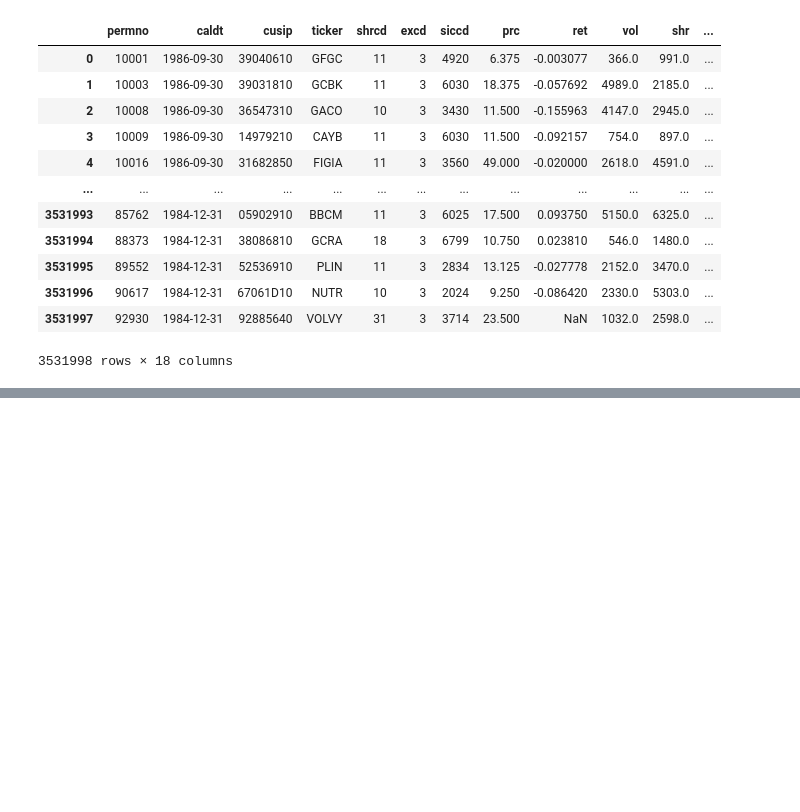
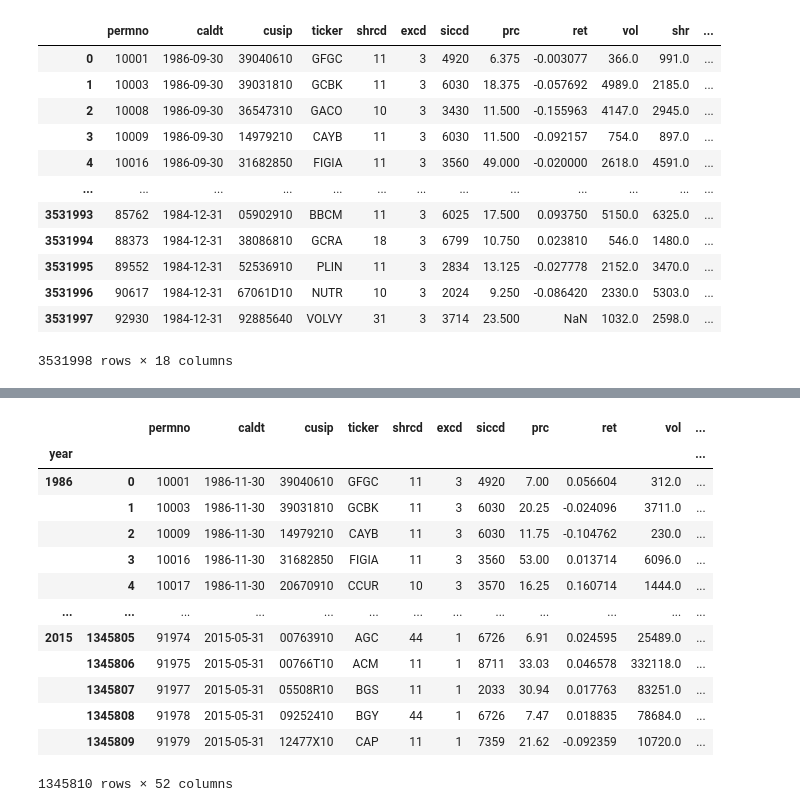
Before and after one commit to ando600/fin_586R_research, a Jupyter notebook: FIN/Project estimation.ipynb, the cells around one changed output, grey strips where cells are left out. Saved outputs shown, nothing was run; the diff lists cells and outputs as text; code cells hidden in the pictures; blank space fills up the shorter version.

```diff
--- a/FIN/Project estimation.ipynb
+++ b/FIN/Project estimation.ipynb
@@ -480,0 +577,10 @@ dfrep['log_shares_lag']=dfrep.groupby('permno')['log_shares'].shift(1)
+# %%
+## Let's calculate historical betas in t-60 to t-1 if there is 36 observations at least
+dfrep['hist_beta']=dfrep.groupby('permno')['B_Lt'].apply(lambda x : x.rolling(60, min_periods=36).mean()).reset_index(drop=True)
+# %%
+## Creating e_it in the paper
+dfyear=dfrep.groupby(['permno','year']).last()
+dfyear=dfyear.reset_index()
+dfyear=dfyear.dropna()
+# %%
+dfyear['e']=dfyear['exret']-(dfyear['MKT']*dfyear['B_MKT'])-(dfyear['HML']*dfyear['B_HML'])-(dfyear['SMB']*dfyear['B_SMB'])
@@ -480,0 +622,2 @@ dfrep['log_shares_lag']=dfrep.groupby('permno')['log_shares'].shift(1)
+# %%
+newdf=pd.merge(dfrep,dfyear[['year','permno','hist_B_L','avg_liq_L','avg_vol_L','cum_ret_L','vola_L','prc_L','shr_L','e']],on=['permno','year'],how='left')
@@ -480,0 +640,20 @@ dfrep['log_shares_lag']=dfrep.groupby('permno')['log_shares'].shift(1)
+# %%
+#swap indexes
+newdf=newdf.set_index('year', append=True)
+newdf.index = newdf.index.swaplevel(0,1)
+newdf
+# %% [output]
+|  |  | permno | caldt | cusip | ticker | shrcd | excd | siccd | prc | ret | vol | ... |
+| year |  |  |  |  |  |  |  |  |  |  |  | ... |
+| 1986 | 0 | 10001 | 1986-11-30 | 39040610 | GFGC | 11 | 3 | 4920 | 7.00 | 0.056604 | 312.0 | ... |
+|  | 1 | 10003 | 1986-11-30 | 39031810 | GCBK | 11 | 3 | 6030 | 20.25 | -0.024096 | 3711.0 | ... |
+|  | 2 | 10009 | 1986-11-30 | 14979210 | CAYB | 11 | 3 | 6030 | 11.75 | -0.104762 | 230.0 | ... |
+|  | 3 | 10016 | 1986-11-30 | 31682850 | FIGIA | 11 | 3 | 3560 | 53.00 | 0.013714 | 6096.0 | ... |
+|  | 4 | 10017 | 1986-11-30 | 20670910 | CCUR | 10 | 3 | 3570 | 16.25 | 0.160714 | 1444.0 | ... |
+| ... | ... | ... | ... | ... | ... | ... | ... | ... | ... | ... | ... | ... |
+| 2015 | 1345805 | 91974 | 2015-05-31 | 00763910 | AGC | 44 | 1 | 6726 | 6.91 | 0.024595 | 25489.0 | ... |
+|  | 1345806 | 91975 | 2015-05-31 | 00766T10 | ACM | 11 | 1 | 8711 | 33.03 | 0.046578 | 332118.0 | ... |
+|  | 1345807 | 91977 | 2015-05-31 | 05508R10 | BGS | 11 | 1 | 2033 | 30.94 | 0.017763 | 83251.0 | ... |
+|  | 1345808 | 91978 | 2015-05-31 | 09252410 | BGY | 44 | 1 | 6726 | 7.47 | 0.018835 | 78684.0 | ... |
+|  | 1345809 | 91979 | 2015-05-31 | 12477X10 | CAP | 11 | 1 | 7359 | 21.62 | -0.092359 | 10720.0 | ... |
+1345810 rows × 52 columns
```
Also changed, not shown: parts of 30 cells of this notebook.
